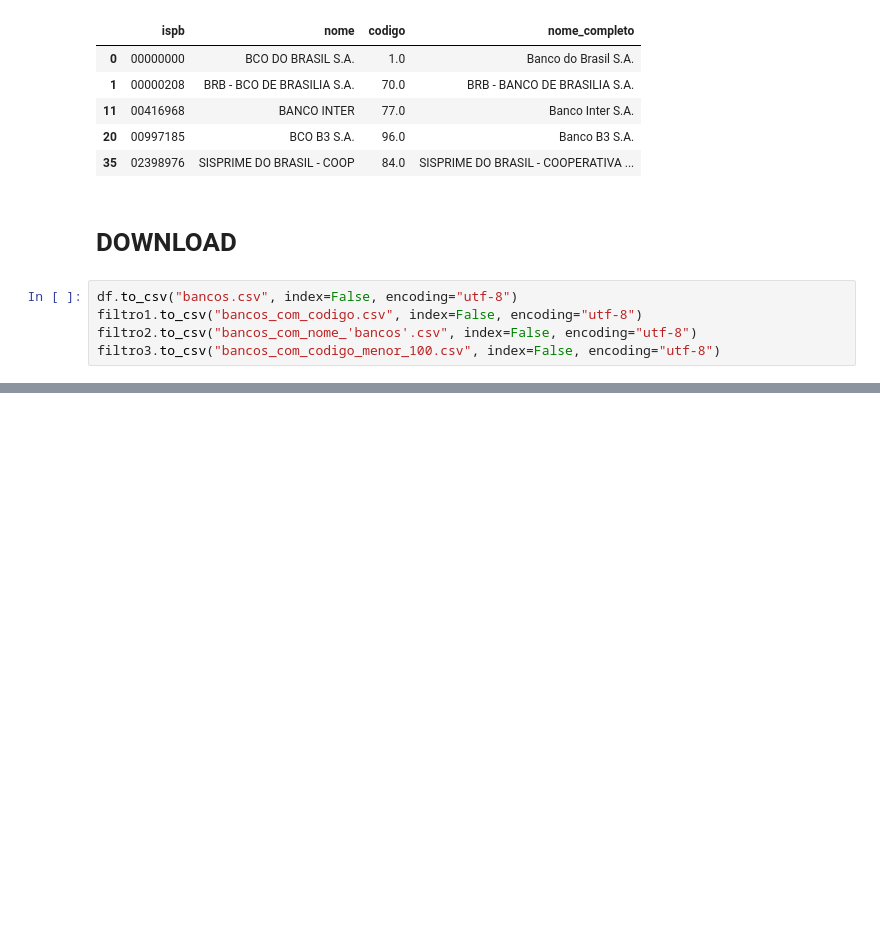
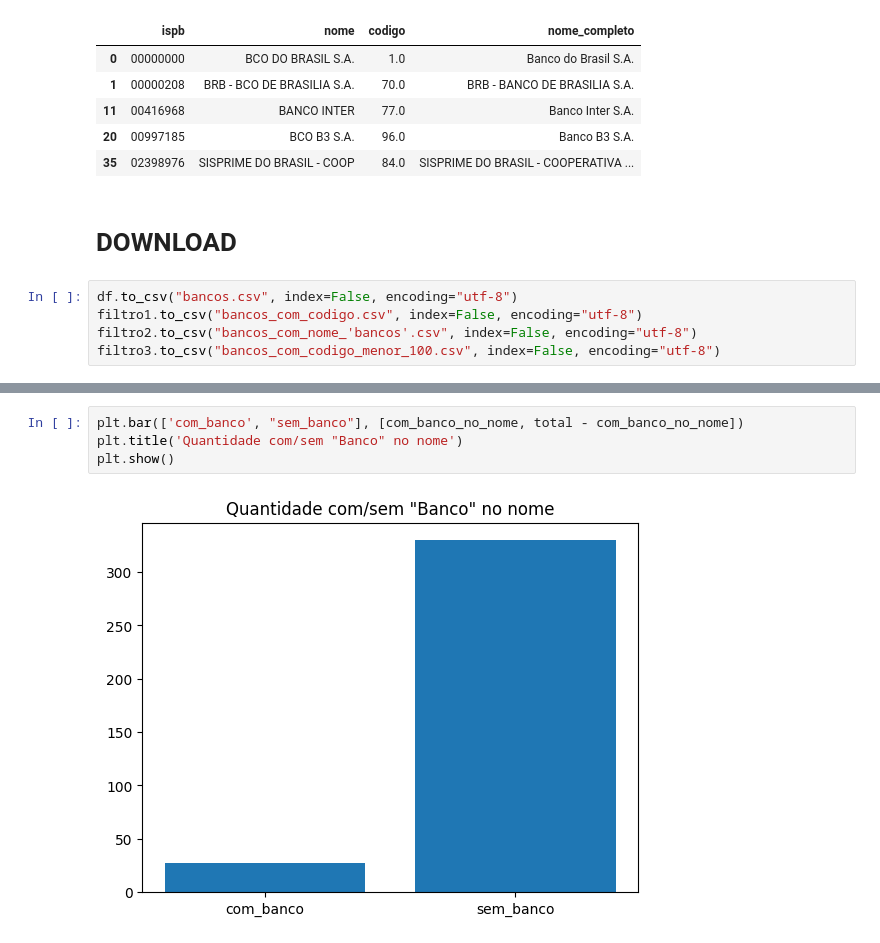
Before and after one commit to ShaylaKumari/DiverseDev, a Jupyter notebook: extração-de-dados/aula05_12/api.ipynb, the cells around one changed output, grey strips where cells are left out. Cells and saved outputs as stored; diff of their text form; blank space fills up the shorter version.

```diff
--- a/extração-de-dados/aula05_12/api.ipynb
+++ b/extração-de-dados/aula05_12/api.ipynb
@@ -72,0 +98,6 @@ filtro3.to_csv("bancos_com_codigo_menor_100.csv", index=False, encoding="utf-8")
+# %%
+plt.bar(['com_banco', "sem_banco"], [com_banco_no_nome, total - com_banco_no_nome])
+plt.title('Quantidade com/sem "Banco" no nome')
+plt.show()
+# %% [output]
+[figure, added]
```
Also changed, not shown: parts of 6 cells of this notebook.
